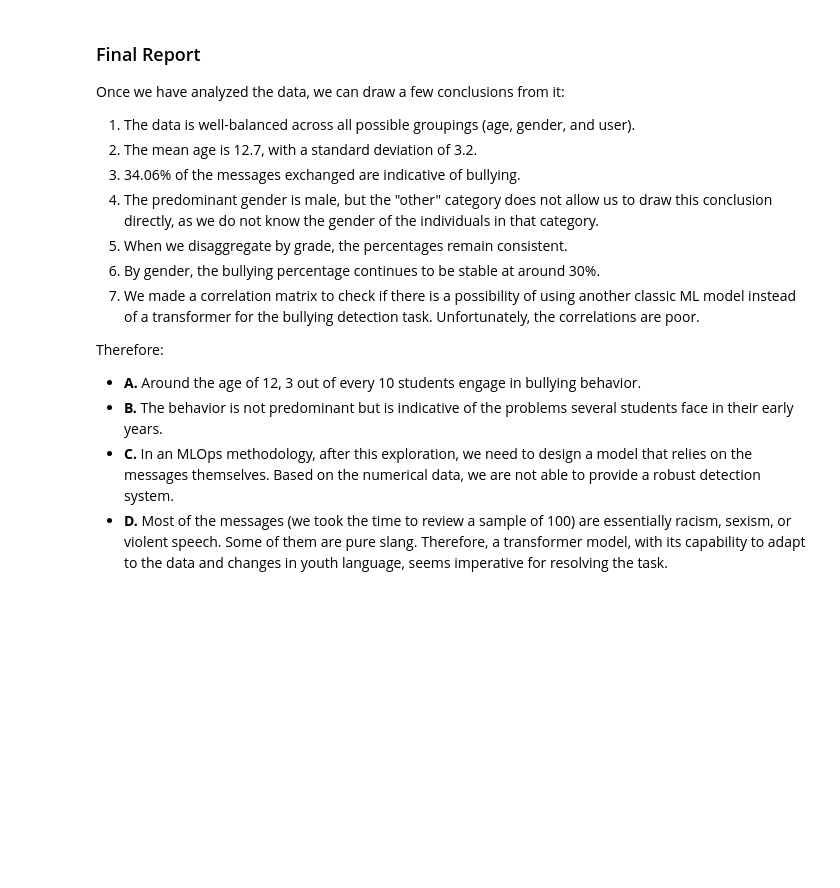
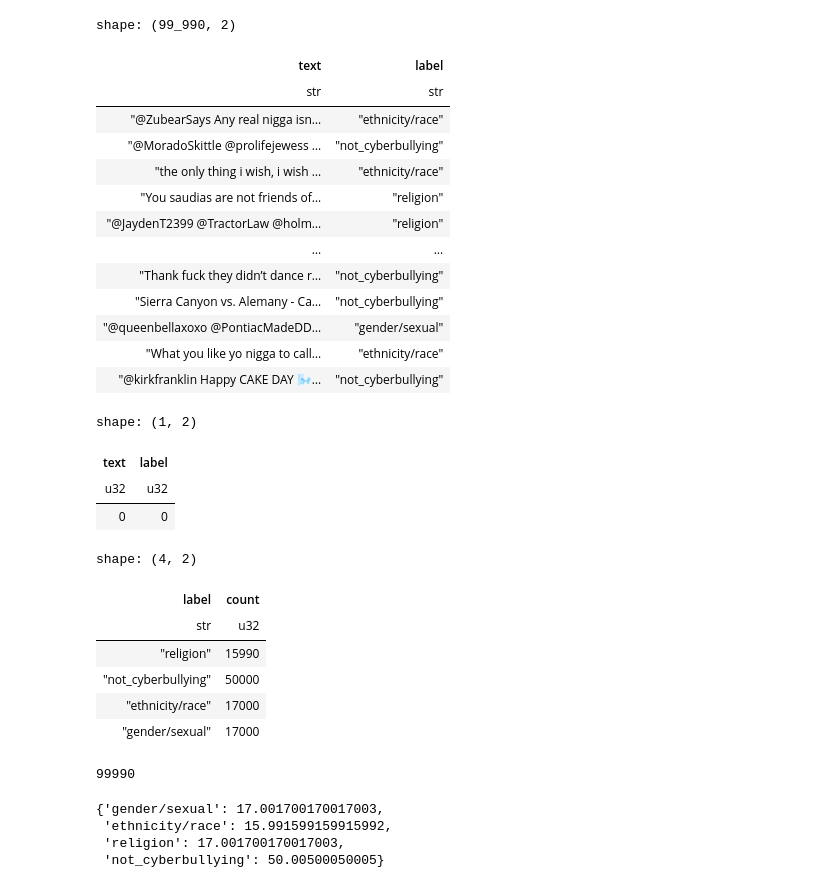
Before and after one commit to HlhDataScience/cyberbullying-detection, a Jupyter notebook: notebooks/eda_exploration.ipynb, the cells around one changed output. Drawn from its saved outputs; the diff is of its cells as text; code cells hidden in the pictures; blank space fills up the shorter version.

Commit message:
recreating eda with new data

```diff
--- a/notebooks/eda_exploration.ipynb
+++ b/notebooks/eda_exploration.ipynb
@@ -831,18 +7,26 @@ plt.show()
-# %% [markdown]
-### Final Report
-
-Once we have analyzed the data, we can draw a few conclusions from it:
-
-1. The data is well-balanced across all possible groupings (age, gender, and user).
-2. The mean age is 12.7, with a standard deviation of 3.2.
-3. 34.06% of the messages exchanged are indicative of bullying.
-4. The predominant gender is male, but the "other" category does not allow us to draw this conclusion directly, as we do not know the gender of the individuals in that category.
-5. When we disaggregate by grade, the percentages remain consistent.
-6. By gender, the bullying percentage continues to be stable at around 30%.
-7. We made a correlation matrix to check if there is a possibility of using another classic ML model instead of a transformer for the bullying detection task. Unfortunately, the correlations are poor.
-
-Therefore:
-- **A.** Around the age of 12, 3 out of every 10 students engage in bullying behavior.
-- **B.** The behavior is not predominant but is indicative of the problems several students face in their early years.
-- **C.** In an MLOps methodology, after this exploration, we need to design a model that relies on the messages themselves. Based on the numerical data, we are not able to provide a robust detection system.
-- **D.** Most of the messages (we took the time to review a sample of 100) are essentially racism, sexism, or violent speech. Some of them are pure slang. Therefore, a transformer model, with its capability to adapt to the data and changes in youth language, seems imperative for resolving the task.
+# %%
+df_0, df_1 = pl.read_csv("/home/usuario/PycharmProjects/cyberbullying-detection/data_source/cb_multi_labeled_balanced.csv"), pl.read_csv("/home/usuario/PycharmProjects/cyberbullying-detection/data_source/cyberbullying_tweets.csv")
+# %%
+df_0
+# %% [output]
+shape: (99_990, 2)
+| text | label |
+| str | str |
+| "@ZubearSays Any real nigga isn… | "ethnicity/race" |
+| "@MoradoSkittle @prolifejewess … | "not_cyberbullying" |
+| "the only thing i wish, i wish … | "ethnicity/race" |
+| "You saudias are not friends of… | "religion" |
+| "@JaydenT2399 @TractorLaw @holm… | "religion" |
+| … | … |
+| "Thank fuck they didn’t dance r… | "not_cyberbullying" |
+| "Sierra Canyon vs. Alemany - Ca… | "not_cyberbullying" |
+| "@queenbellaxoxo @PontiacMadeDD… | "gender/sexual" |
+| "What you like yo nigga to call… | "ethnicity/race" |
+| "@kirkfranklin Happy CAKE DAY 🌬… | "not_cyberbullying" |
+# %%
+df_0.null_count()
+# %% [output]
+shape: (1, 2)
+| text | label |
+| u32 | u32 |
+| 0 | 0 |
@@ -848,0 +35,10 @@ Therefore:
+# %%
+df_0["label"].value_counts()
+# %% [output]
+shape: (4, 2)
+| label | count |
+| str | u32 |
+| "religion" | 15990 |
+| "not_cyberbullying" | 50000 |
+| "ethnicity/race" | 17000 |
+| "gender/sexual" | 17000 |
@@ -848,0 +47,4 @@ Therefore:
+# %%
+df_0.shape[0]
+# %% [output]
+99990
@@ -848,0 +53,7 @@ Therefore:
+# %%
+df_0_percentage
+# %% [output]
+{'gender/sexual': 17.001700170017003,
+ 'ethnicity/race': 15.991599159915992,
+ 'religion': 17.001700170017003,
+ 'not_cyberbullying': 50.00500050005}
```
Also changed, not shown: parts of 72 cells of this notebook.
